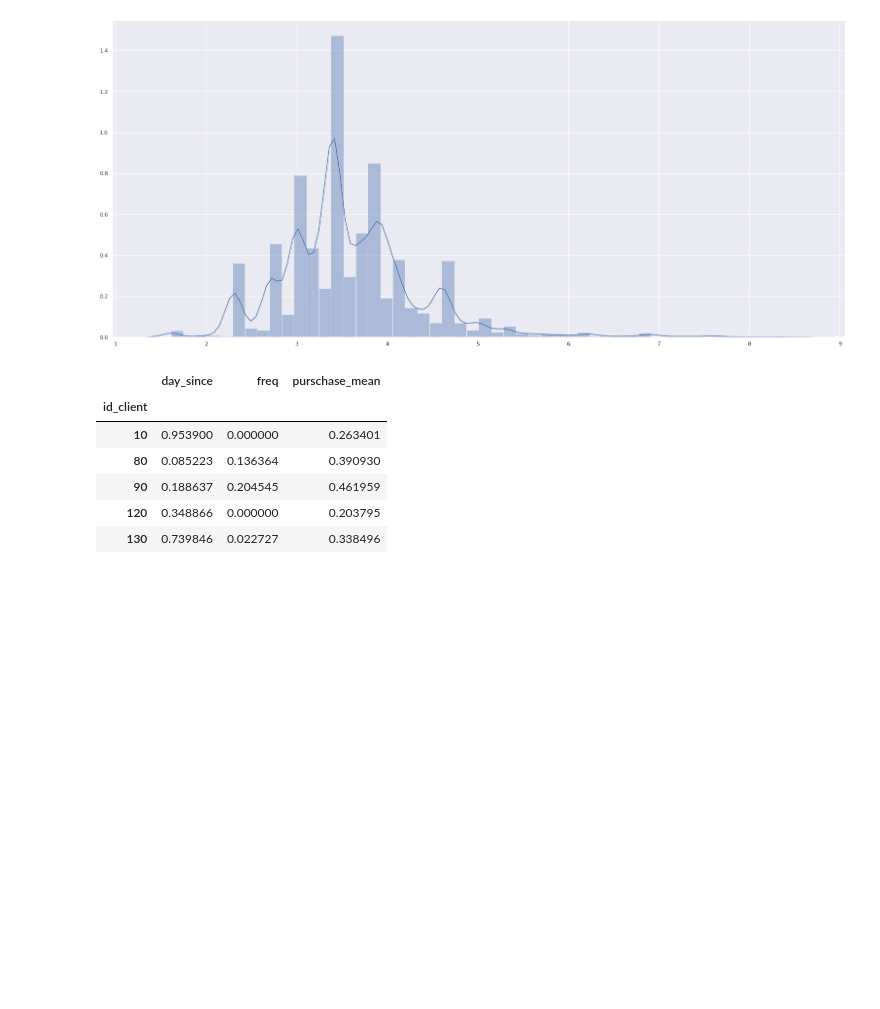
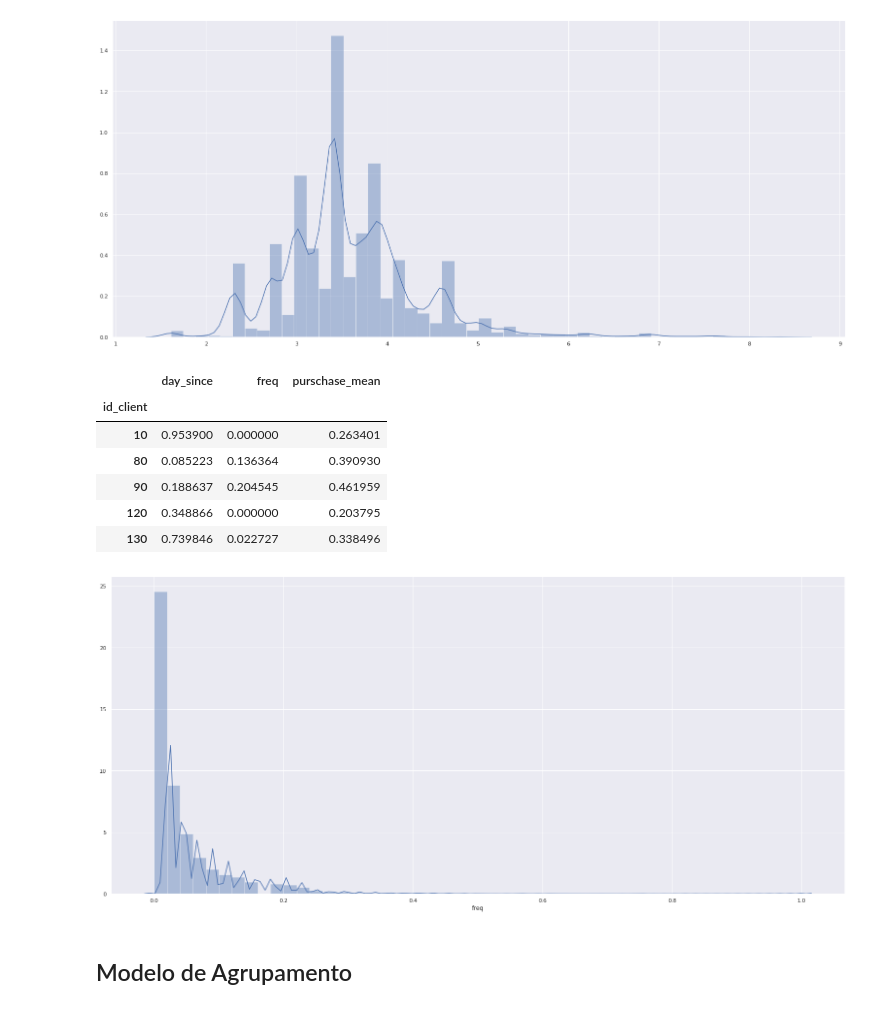
Before and after one commit to franciscofijamo/marketing_anaytics_01, a Jupyter notebook: marketing_analytics_01.ipynb, the cells around one changed output. Saved outputs shown, nothing was run; the diff lists cells and outputs as text; code cells hidden in the pictures; blank space fills up the shorter version.

```diff
--- a/marketing_analytics_01.ipynb
+++ b/marketing_analytics_01.ipynb
@@ -258,3 +256,9 @@ df2_sc.head()
 | 90 | 0.188637 | 0.204545 | 0.461959 |
 | 120 | 0.348866 | 0.000000 | 0.203795 |
 | 130 | 0.739846 | 0.022727 | 0.338496 |
+# %%
+sns.distplot(df2_sc.freq);
+# %% [output]
+[figure, added]
+# %% [markdown]
+## Modelo de Agrupamento
```
Also changed, not shown: parts of 6 cells of this notebook.
